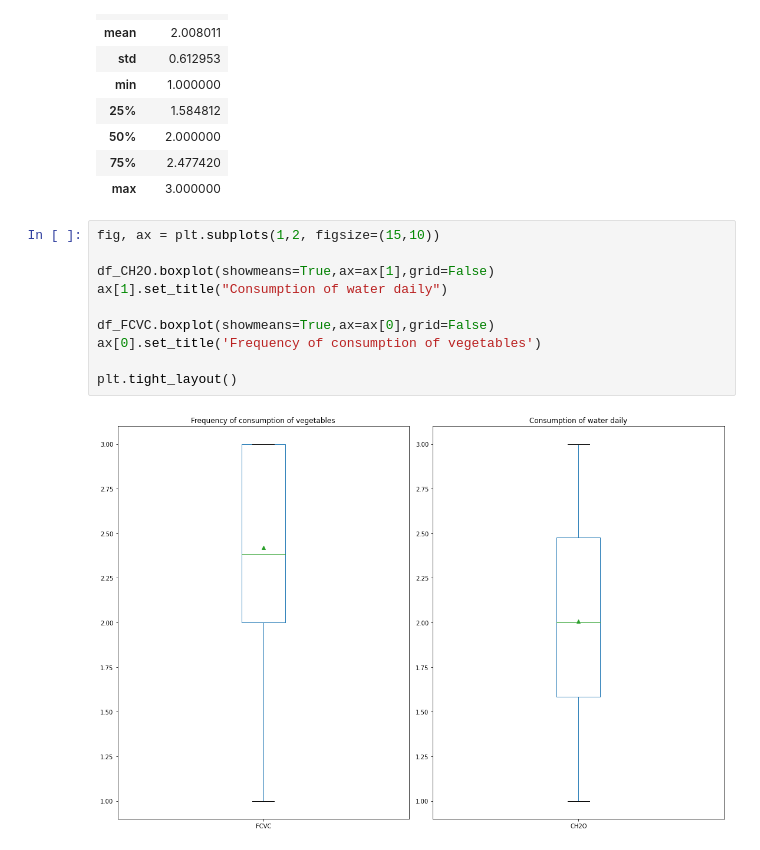
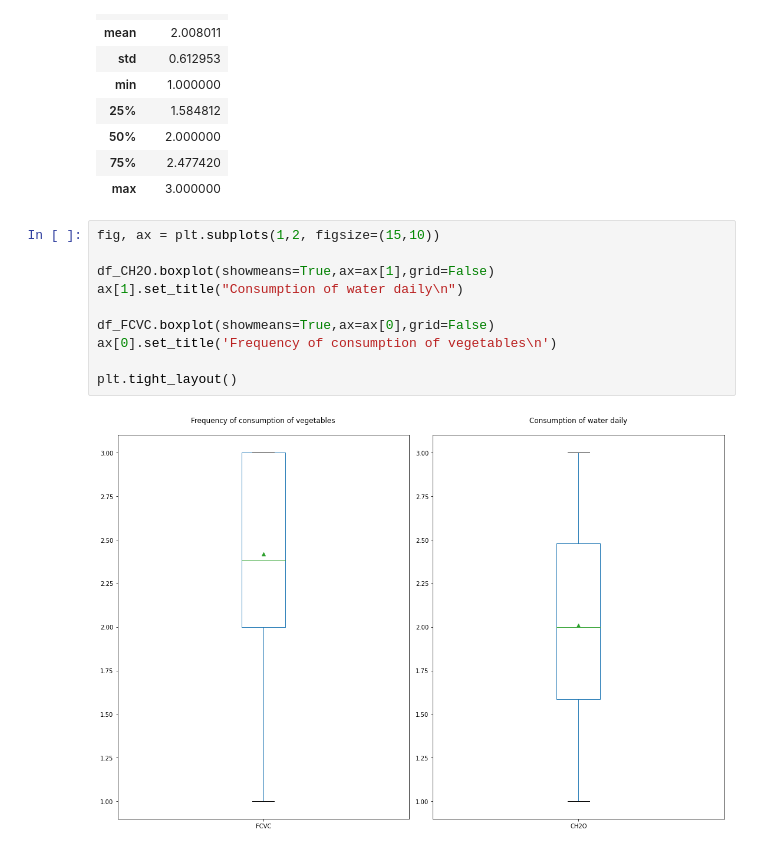
Before and after one commit to Leodespt/Projet_Python, a Jupyter notebook: Projet_Groupes.ipynb, the cells around one changed output. Cells and saved outputs as stored; diff of their text form.

```diff
--- a/Projet_Groupes.ipynb
+++ b/Projet_Groupes.ipynb
@@ -98,12 +98,12 @@ df_CH2O.describe()
 # %%
 fig, ax = plt.subplots(1,2, figsize=(15,10))
 
 df_CH2O.boxplot(showmeans=True,ax=ax[1],grid=False)
-ax[1].set_title("Consumption of water daily")
+ax[1].set_title("Consumption of water daily\n")
 
 df_FCVC.boxplot(showmeans=True,ax=ax[0],grid=False)
-ax[0].set_title('Frequency of consumption of vegetables')
+ax[0].set_title('Frequency of consumption of vegetables\n')
 
 plt.tight_layout()
 # %% [output]
-[figure, old version]
+[figure, new version]
```
